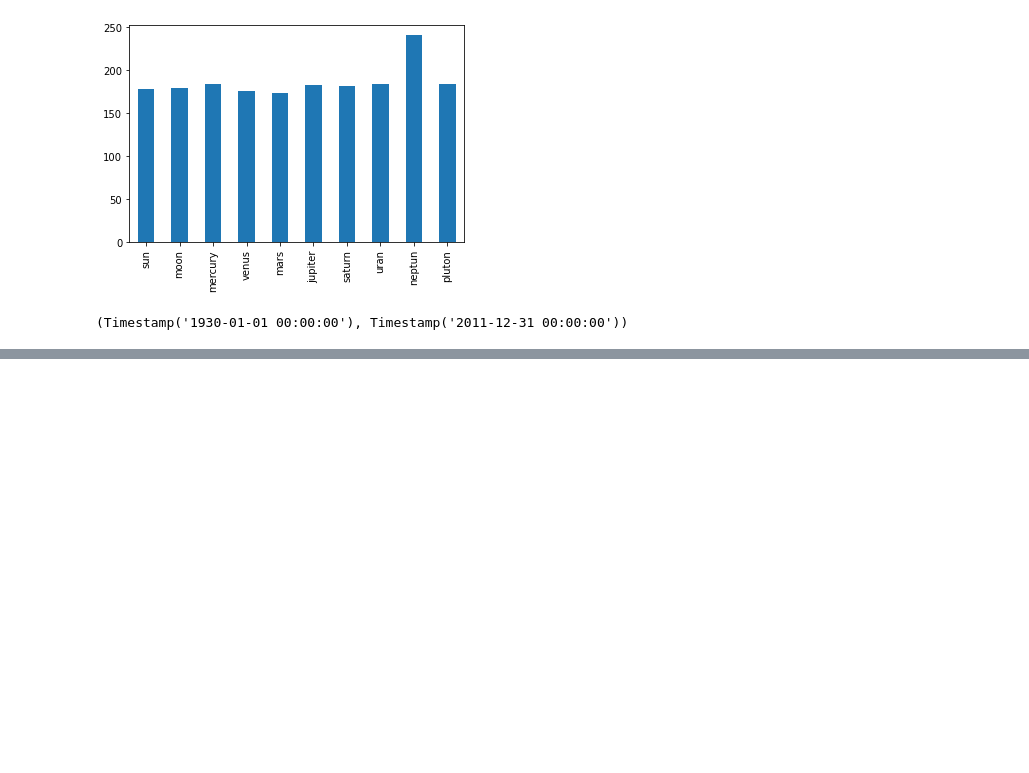
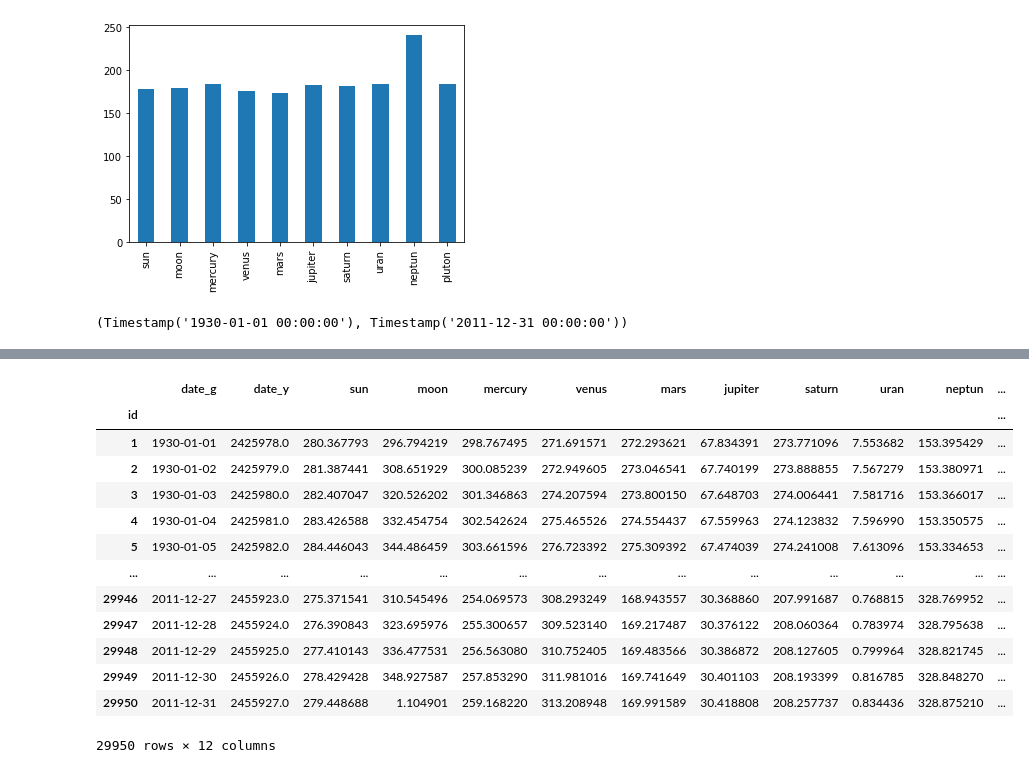
Before and after one commit to makarbaderko/stock_pred_ephemeris_project, a Jupyter notebook: astro_eda.ipynb, the cells around one changed output, grey strips where cells are left out. Drawn from its saved outputs; the diff is of its cells as text; code cells hidden in the pictures; blank space fills up the shorter version.

```diff
--- a/astro_eda.ipynb
+++ b/astro_eda.ipynb
@@ -261,0 +318,19 @@ planets['date_g'].min(), planets['date_g'].max()
+# %%
+dated_planets = planets
+# %%
+dated_planets
+# %% [output]
+|  | date_g | date_y | sun | moon | mercury | venus | mars | jupiter | saturn | uran | neptun | ... |
+| id |  |  |  |  |  |  |  |  |  |  |  | ... |
+| 1 | 1930-01-01 | 2425978.0 | 280.367793 | 296.794219 | 298.767495 | 271.691571 | 272.293621 | 67.834391 | 273.771096 | 7.553682 | 153.395429 | ... |
+| 2 | 1930-01-02 | 2425979.0 | 281.387441 | 308.651929 | 300.085239 | 272.949605 | 273.046541 | 67.740199 | 273.888855 | 7.567279 | 153.380971 | ... |
+| 3 | 1930-01-03 | 2425980.0 | 282.407047 | 320.526202 | 301.346863 | 274.207594 | 273.800150 | 67.648703 | 274.006441 | 7.581716 | 153.366017 | ... |
+| 4 | 1930-01-04 | 2425981.0 | 283.426588 | 332.454754 | 302.542624 | 275.465526 | 274.554437 | 67.559963 | 274.123832 | 7.596990 | 153.350575 | ... |
+| 5 | 1930-01-05 | 2425982.0 | 284.446043 | 344.486459 | 303.661596 | 276.723392 | 275.309392 | 67.474039 | 274.241008 | 7.613096 | 153.334653 | ... |
+| ... | ... | ... | ... | ... | ... | ... | ... | ... | ... | ... | ... | ... |
+| 29946 | 2011-12-27 | 2455923.0 | 275.371541 | 310.545496 | 254.069573 | 308.293249 | 168.943557 | 30.368860 | 207.991687 | 0.768815 | 328.769952 | ... |
+| 29947 | 2011-12-28 | 2455924.0 | 276.390843 | 323.695976 | 255.300657 | 309.523140 | 169.217487 | 30.376122 | 208.060364 | 0.783974 | 328.795638 | ... |
+| 29948 | 2011-12-29 | 2455925.0 | 277.410143 | 336.477531 | 256.563080 | 310.752405 | 169.483566 | 30.386872 | 208.127605 | 0.799964 | 328.821745 | ... |
+| 29949 | 2011-12-30 | 2455926.0 | 278.429428 | 348.927587 | 257.853290 | 311.981016 | 169.741649 | 30.401103 | 208.193399 | 0.816785 | 328.848270 | ... |
+| 29950 | 2011-12-31 | 2455927.0 | 279.448688 | 1.104901 | 259.168220 | 313.208948 | 169.991589 | 30.418808 | 208.257737 | 0.834436 | 328.875210 | ... |
+29950 rows × 12 columns
```
Also changed, not shown: parts of 60 cells of this notebook, 2 other files.
